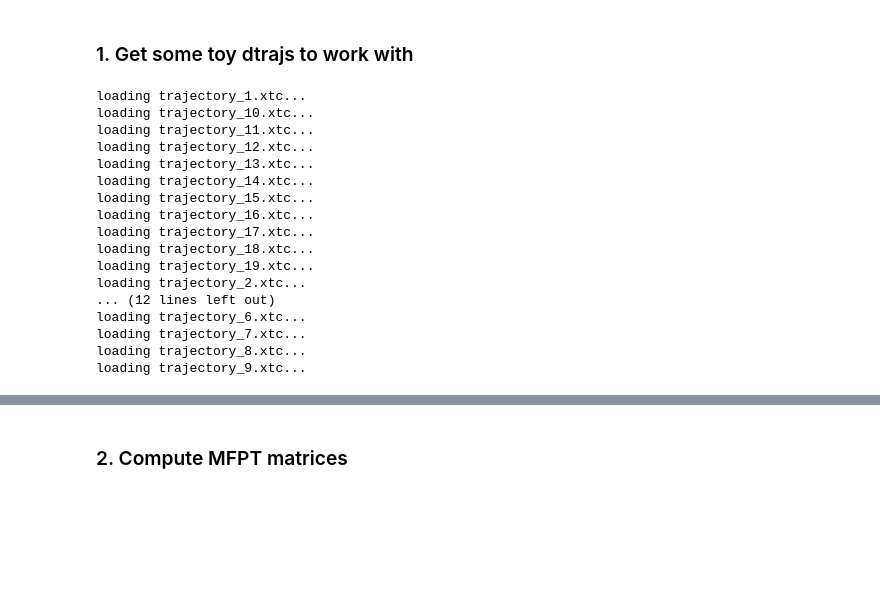
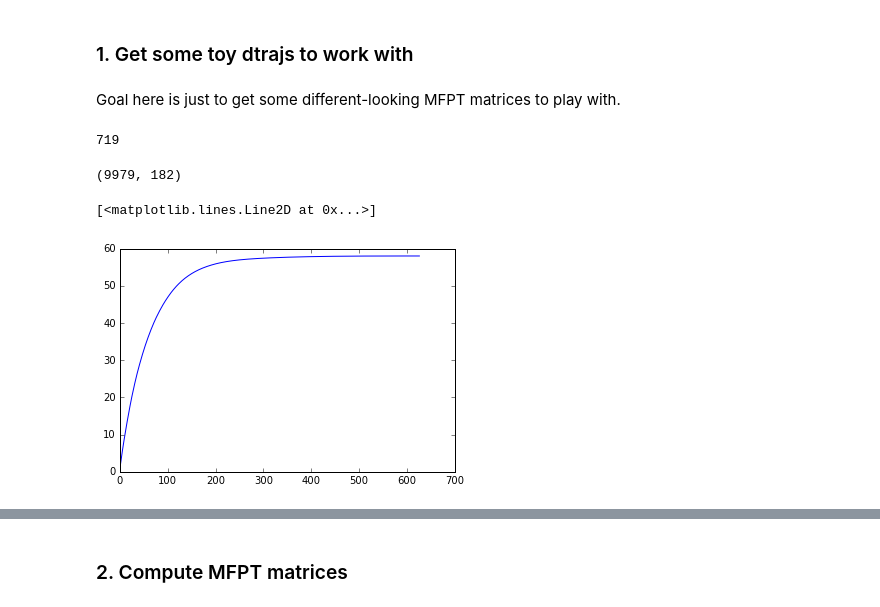
Before and after one commit to maxentile/onion, a Jupyter notebook: notebooks/MFPT tinker.ipynb, the cells around one changed output, grey strips where cells are left out. Cells and saved outputs as stored; diff of their text form; code cells hidden in the pictures; blank space fills up the shorter version.

```diff
--- a/notebooks/MFPT tinker.ipynb
+++ b/notebooks/MFPT tinker.ipynb
@@ -1,25 +1,36 @@
 # %% [markdown]
 ### 1. Get some toy dtrajs to work with
+# %% [markdown]
+Goal here is just to get some different-looking MFPT matrices to play with.
 # %%
-from msmbuilder.example_datasets import FsPeptide
-trajs = FsPeptide().get().trajectories
-from msmbuilder.featurizer import DihedralFeaturizer
-dih = DihedralFeaturizer().fit_transform(trajs)
+from msmbuilder.example_datasets import MetEnkephalin
+trajs = MetEnkephalin().get().trajectories
+#from msmbuilder.featurizer import DihedralFeaturizer
+#dih = DihedralFeaturizer().fit_transform(trajs)
+import pyemma
-# %% [output]
-loading trajectory_1.xtc...
-loading trajectory_10.xtc...
-loading trajectory_11.xtc...
-loading trajectory_12.xtc...
-loading trajectory_13.xtc...
-loading trajectory_14.xtc...
-loading trajectory_15.xtc...
-loading trajectory_16.xtc...
-loading trajectory_17.xtc...
-loading trajectory_18.xtc...
-loading trajectory_19.xtc...
-loading trajectory_2.xtc...
-... (12 lines left out)
-loading trajectory_6.xtc...
-loading trajectory_7.xtc...
-loading trajectory_8.xtc...
-loading trajectory_9.xtc...
+# %%
+feat = pyemma.coordinates.featurizer(trajs[0].top)
+pairs = []
+for i in range(trajs[0].n_atoms)[::2]:
+    for j in range(i)[::2]:
+        pairs.append((i,j))
+feat.add_distances(pairs)
+feat.add_backbone_torsions(cossin=True)
+len(feat.describe())
+# %% [output]
+719
+# %%
+X = [feat.transform(traj) for traj in trajs]
+# %%
+from pyemma.coordinates import cluster_mini_batch_kmeans
+
+tica = pyemma.coordinates.tica(X)
+X_tica = tica.get_output()
+X_tica[0].shape
+# %% [output]
+(9979, 182)
+# %%
+plt.plot(np.cumsum(tica.eigenvalues**2))
+# %% [output]
+[<matplotlib.lines.Line2D at 0x...>]
+[figure, added]
```
Also changed, not shown: parts of 20 cells of this notebook, 3 other files.
